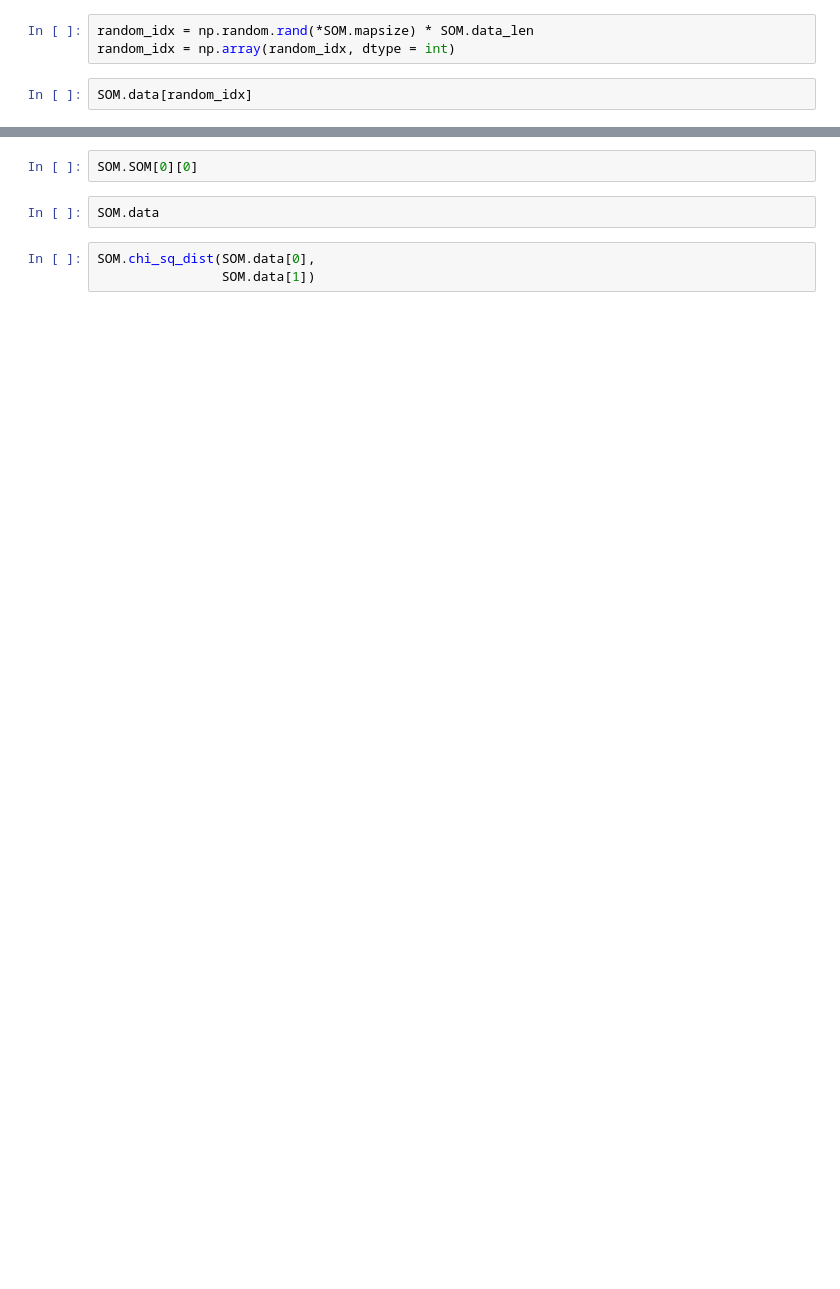
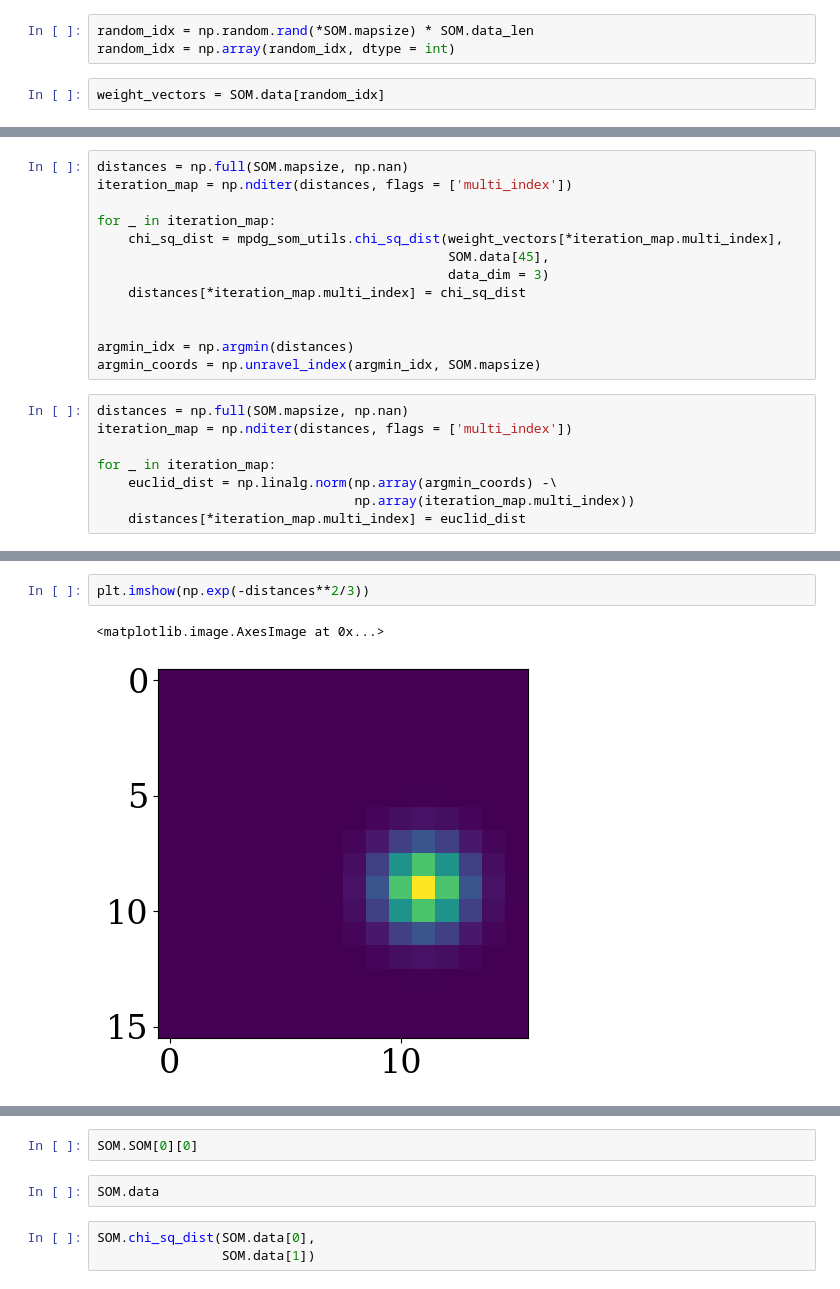
Before and after one commit to lsajkov/strw_mpdg, a Jupyter notebook: build_som.ipynb, the cells around one changed output, grey strips where cells are left out. Saved outputs shown, nothing was run; the diff lists cells and outputs as text; blank space fills up the shorter version.

Commit message:
built distance metric and neighborhood functon

```diff
--- a/build_som.ipynb
+++ b/build_som.ipynb
@@ -49,4 +49,4 @@ SOM.calculate_chi_sq_dist(SOM.SOM[0][0],
 random_idx = np.random.rand(*SOM.mapsize) * SOM.data_len
 random_idx = np.array(random_idx, dtype = int)
 # %%
-SOM.data[random_idx]
+weight_vectors = SOM.data[random_idx]
@@ -60,0 +53,21 @@ plt.plot(np.random.rand(range(100)))
+# %%
+distances = np.full(SOM.mapsize, np.nan)
+iteration_map = np.nditer(distances, flags = ['multi_index'])
+
+for _ in iteration_map:
+    chi_sq_dist = mpdg_som_utils.chi_sq_dist(weight_vectors[*iteration_map.multi_index],
+                                             SOM.data[45],
+                                             data_dim = 3)
+    distances[*iteration_map.multi_index] = chi_sq_dist
+
+
+argmin_idx = np.argmin(distances)
+argmin_coords = np.unravel_index(argmin_idx, SOM.mapsize)
+# %%
+distances = np.full(SOM.mapsize, np.nan)
+iteration_map = np.nditer(distances, flags = ['multi_index'])
+
+for _ in iteration_map:
+    euclid_dist = np.linalg.norm(np.array(argmin_coords) -\
+                                 np.array(iteration_map.multi_index))
+    distances[*iteration_map.multi_index] = euclid_dist
@@ -60,0 +78,5 @@ plt.plot(np.random.rand(range(100)))
+# %%
+plt.imshow(np.exp(-distances**2/3))
+# %% [output]
+<matplotlib.image.AxesImage at 0x...>
+[figure, added]
```
Also changed, not shown: parts of 27 cells of this notebook, 2 other files.
